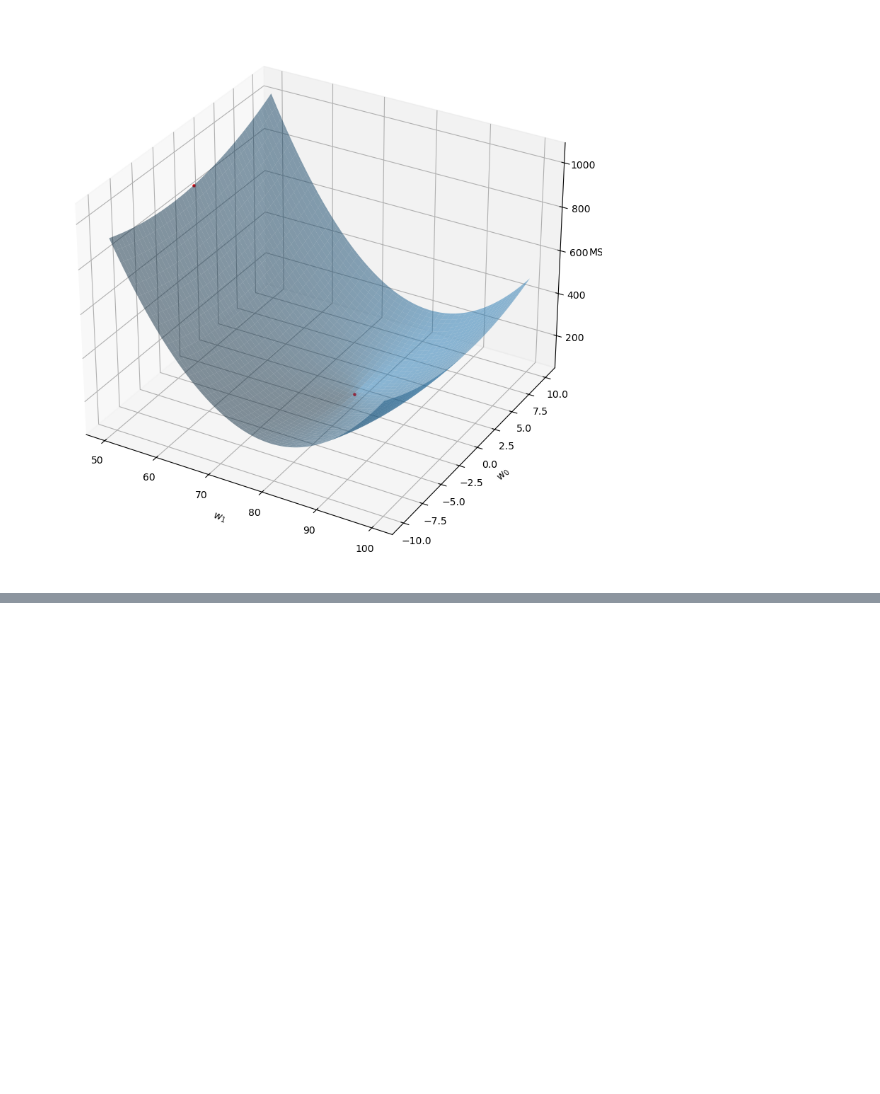
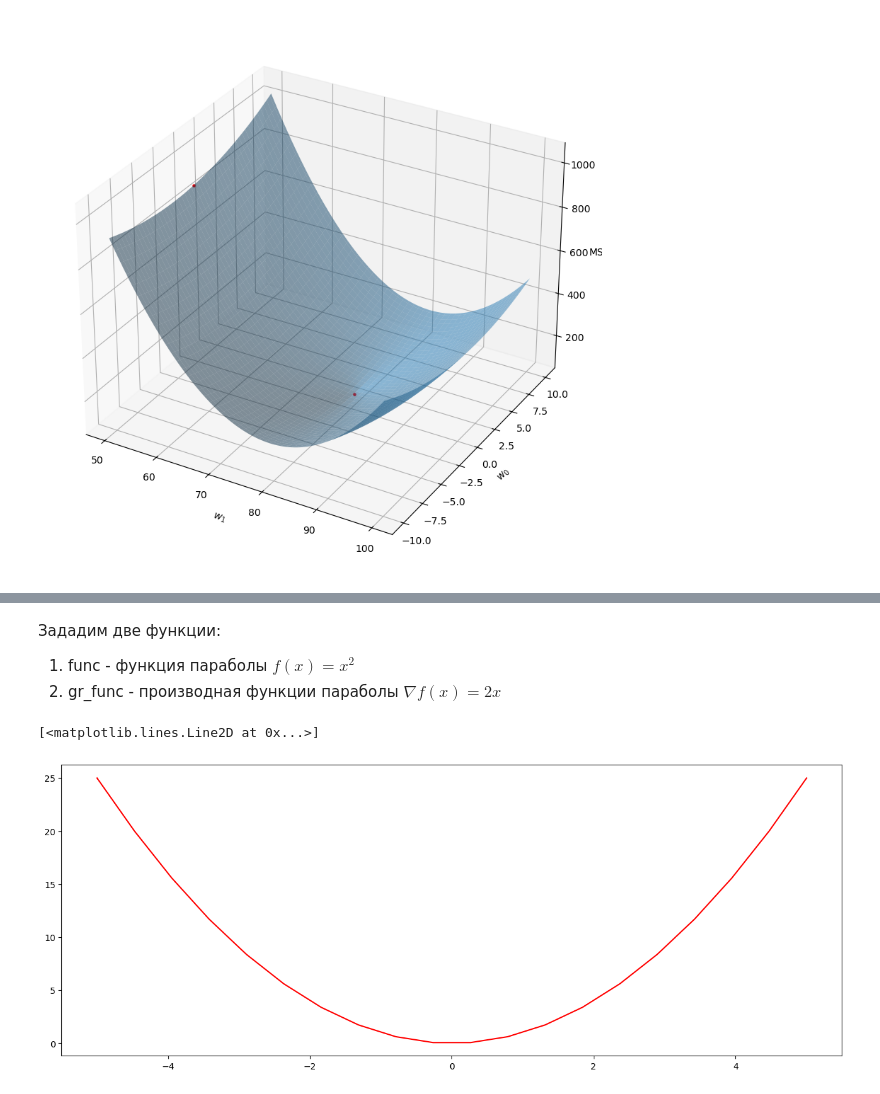
Before and after one commit to artistique1/Data-Science-For-Beginners-from-scratch-SENATOROV, a Jupyter notebook: ML/linear_regression_mse.ipynb, the cells around one changed output, grey strips where cells are left out. Saved outputs shown, nothing was run; the diff lists cells and outputs as text; code cells hidden in the pictures; blank space fills up the shorter version.

```diff
--- a/ML/linear_regression_mse.ipynb
+++ b/ML/linear_regression_mse.ipynb
@@ -277,0 +269,23 @@ plt.show()
+# %% [markdown]
+Зададим две функции:
+1. func - функция параболы $f(x) = x^2$
+2. gr_func - производная функции параболы $\nabla f(x) = 2x$
+# %%
+def func(x):
+    return x ** 2
+
+# функция градиента
+def gr_func(x):
+    return 2 * x
+# %%
+# для картинки
+D = 5
+
+X = np.linspace(-D, +D, 20)
+Y = func(X)
+
+plt.figure(figsize=(16, 6))
+plt.plot(X, Y, 'r', label='Y(X)')
+# %% [output]
+[<matplotlib.lines.Line2D at 0x...>]
+[figure, added]
```
Also changed, not shown: parts of 67 cells of this notebook.
